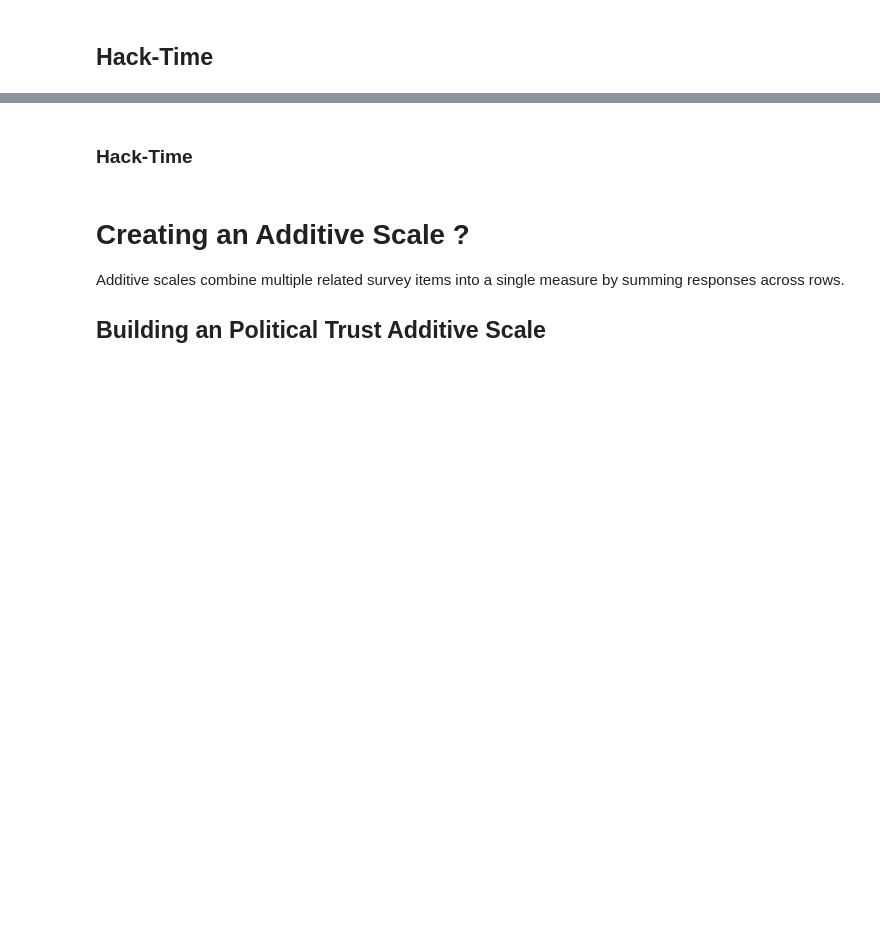
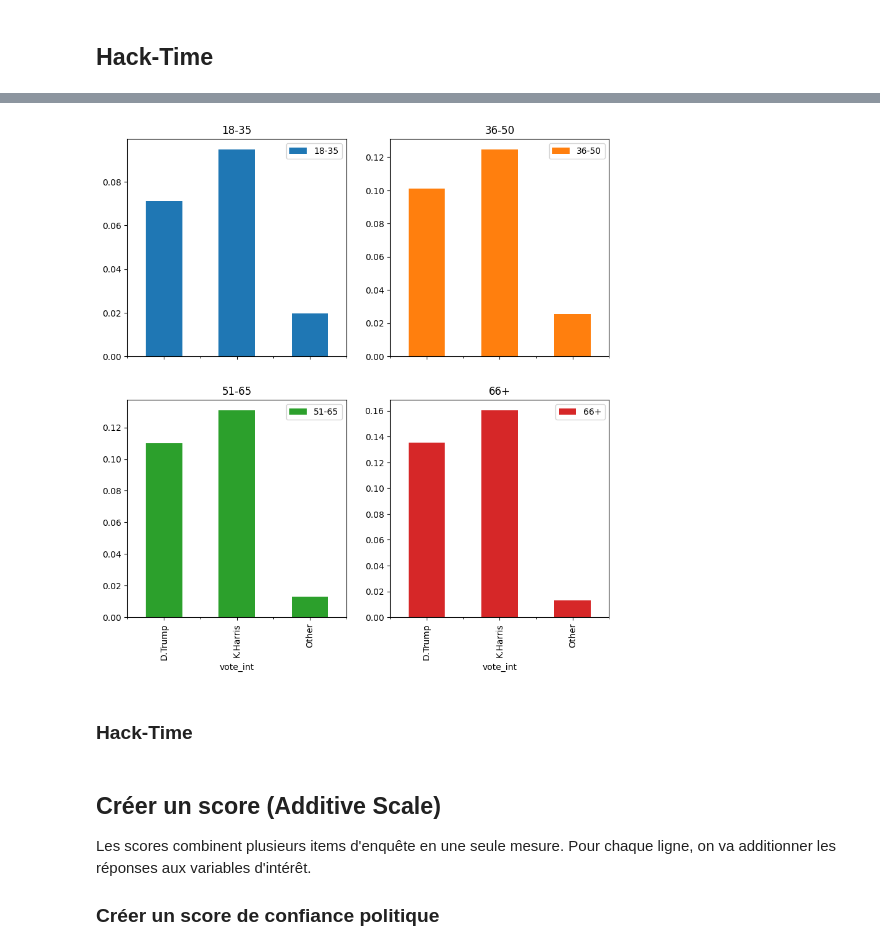
Before and after one commit to SciencesPoBordeaux/data-viz, a Jupyter notebook: notebooks/05-recodage-creation-variables.ipynb, the cells around one changed output, grey strips where cells are left out. Cells and saved outputs as stored; diff of their text form; code cells hidden in the pictures; blank space fills up the shorter version.

```diff
--- a/notebooks/05-recodage-creation-variables.ipynb
+++ b/notebooks/05-recodage-creation-variables.ipynb
@@ -118,13 +294,16 @@ filtered_output
 # %%
-# Recoding Observations
+# Recoder les observations
 mask = df["vote_int"] > 0
 recoded_df = df[mask].copy()
 
-# Keeping all other vote choice intentions coded as "Other"
+# Conversion pour pouvoir recoder avec des strings
+recoded_df["vote_int"] = recoded_df["vote_int"].astype("object")
+
+# Garder toutes les autres intentions de vote recodées comme "Autre"
 mask = recoded_df["vote_int"] > 2
 recoded_df.loc[mask, "vote_int"] = "Other"
 
-# Recoding the remaining labels using the previously created dictionary
+# Recoder les labels restants en utilisant le dictionnaire précédemment créé
 recoded_df["vote_int"] = recoded_df["vote_int"].replace(vote_int_labels)
 
 recoded_output = recoded_df["vote_int"].value_counts(normalize=True)
@@ -180,3 +433,6 @@ The `pd.cut()` function allows us to convert a continuous variable into a discre
 # %%
-recoded_df["age_cat"] = pd.cut(df["age"], bins=[17,35,50,65,80], labels=["18-35", "36-50", "51-65", "66+"])
+# TODO : Léo -> retrouver le truc qui est chelou dans la doc avec les bornes
+recoded_df["age_cat"] = pd.cut(
+    df["age"], bins=[17, 35, 50, 65, 80], labels=["18-35", "36-50", "51-65", "66+"]
+)
 recoded_df
@@ -185,5 +458,10 @@ recoded_df['age_cat'].value_counts().sort_index().plot(kind='bar')
 # %%
-pd.crosstab(recoded_df['vote_int'], recoded_df['age_cat'], normalize=True).plot(kind='bar', subplots=True, figsize=(10,10), layout=(2,2));
+pd.crosstab(recoded_df["vote_int"], recoded_df["age_cat"], normalize=True).plot(
+    kind="bar", subplots=True, figsize=(10, 10), layout=(2, 2)
+);
+# TIPS : ce petit `;` qu'on utilise parfois c'est pour nettoyer la sortie
+# %% [output]
+[figure, added]
 # %% [markdown]
 ### Hack-Time
 # %%
@@ -193,6 +472,6 @@ pd.crosstab(recoded_df['vote_int'], recoded_df['age_cat'], normalize=True).plot(
 # %% [markdown]
-# Creating an Additive Scale ?
-Additive scales combine multiple related survey items into a single measure by summing responses across rows.
+## Créer un score (Additive Scale)
+Les scores combinent plusieurs items d'enquête en une seule mesure. Pour chaque ligne, on va additionner les réponses aux variables d'intérêt.
 
-## Building an Political Trust Additive Scale
+### Créer un score de confiance politique
 # %%
```
Also changed, not shown: parts of 43 cells of this notebook.
